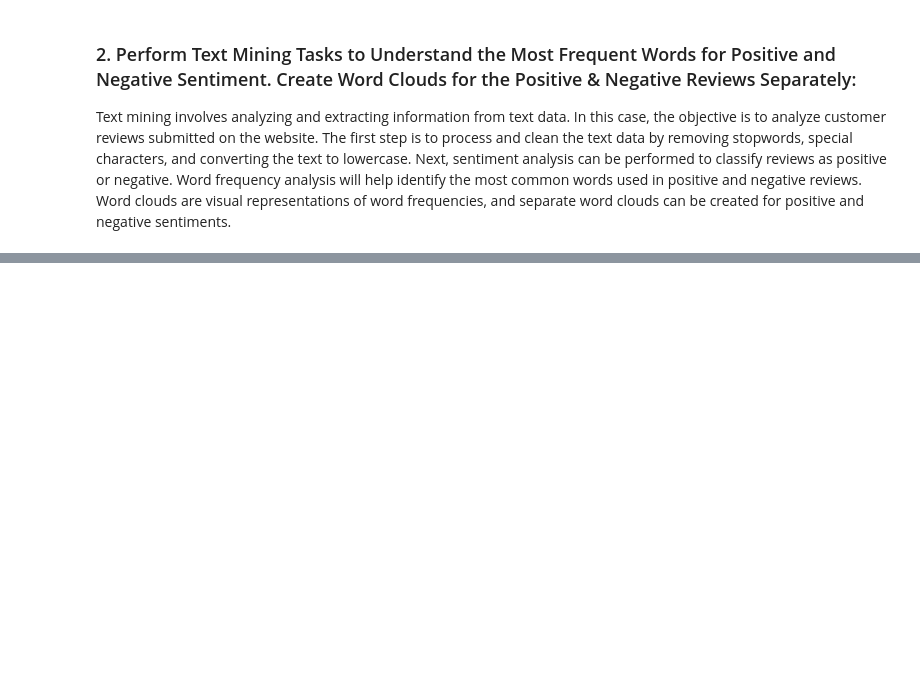
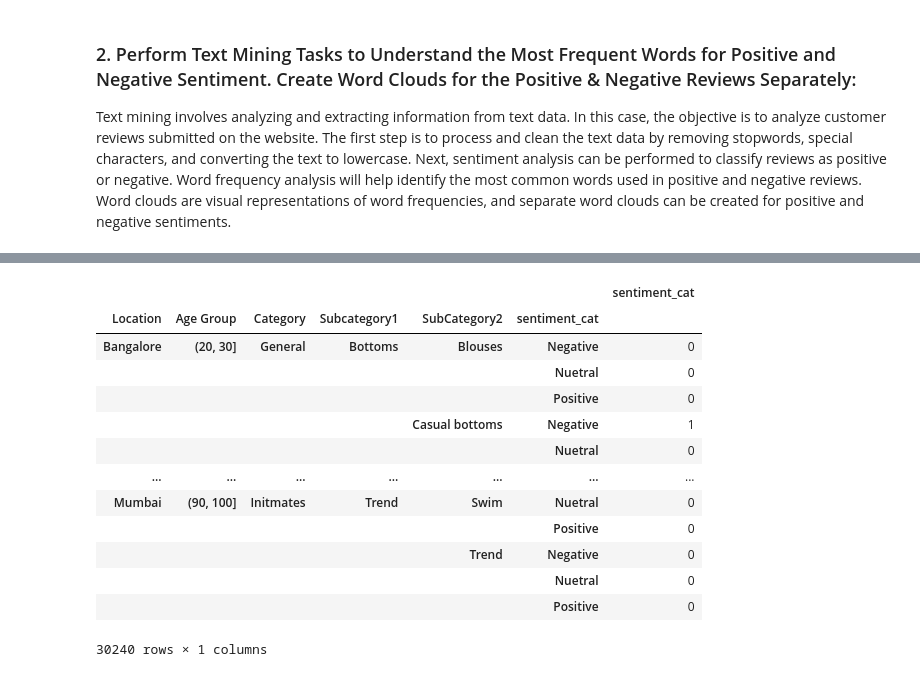
Before and after one commit to panhachom/data-science-for-ecommerce, a Jupyter notebook: data.ipynb, the cells around one changed output, grey strips where cells are left out. Cells and saved outputs as stored; diff of their text form; code cells hidden in the pictures; blank space fills up the shorter version.

Commit message:
understand customer sentiment base on group age

```diff
--- a/data.ipynb
+++ b/data.ipynb
@@ -222,0 +221,4 @@ data["Cleaned Text"] = data["Review Text"].apply(clean_text)
+# %%
+#make group customer age
+data['Age Group'] = pd.cut(x=data['Customer Age'], bins=[20, 30, 50, 60, 70, 80, 90, 100])
+data.head()
@@ -222,0 +232,9 @@ data["Cleaned Text"] = data["Review Text"].apply(clean_text)
+# %%
+# Convert to string
+data['Review Text'] = data['Review Text'].astype(str)
+# create new column
+data['sentiment'] = data['Review Text'].apply(lambda x: TextBlob(x).sentiment.polarity )
+# %%
+#divide positive or negative based on sentiment
+data['sentiment_cat'] = np.where(data.sentiment>0.1,'Positive', np.where(data.sentiment<0.1, 'Negative', 'Nuetral'))
+data.head()
@@ -222,0 +248,18 @@ data["Cleaned Text"] = data["Review Text"].apply(clean_text)
+# %%
+
+data.groupby(['Location', 'Age Group','Category','Subcategory1','SubCategory2',"sentiment_cat" ]).agg({'sentiment_cat': 'count'})
+# %% [output]
+|  |  |  |  |  |  | sentiment_cat |
+| Location | Age Group | Category | Subcategory1 | SubCategory2 | sentiment_cat |  |
+| Bangalore | (20, 30] | General | Bottoms | Blouses | Negative | 0 |
+|  |  |  |  |  | Nuetral | 0 |
+|  |  |  |  |  | Positive | 0 |
+|  |  |  |  | Casual bottoms | Negative | 1 |
+|  |  |  |  |  | Nuetral | 0 |
+| ... | ... | ... | ... | ... | ... | ... |
+| Mumbai | (90, 100] | Initmates | Trend | Swim | Nuetral | 0 |
+|  |  |  |  |  | Positive | 0 |
+|  |  |  |  | Trend | Negative | 0 |
+|  |  |  |  |  | Nuetral | 0 |
+|  |  |  |  |  | Positive | 0 |
+30240 rows × 1 columns
```
Also changed, not shown: parts of 4 cells of this notebook, 1 other file.
